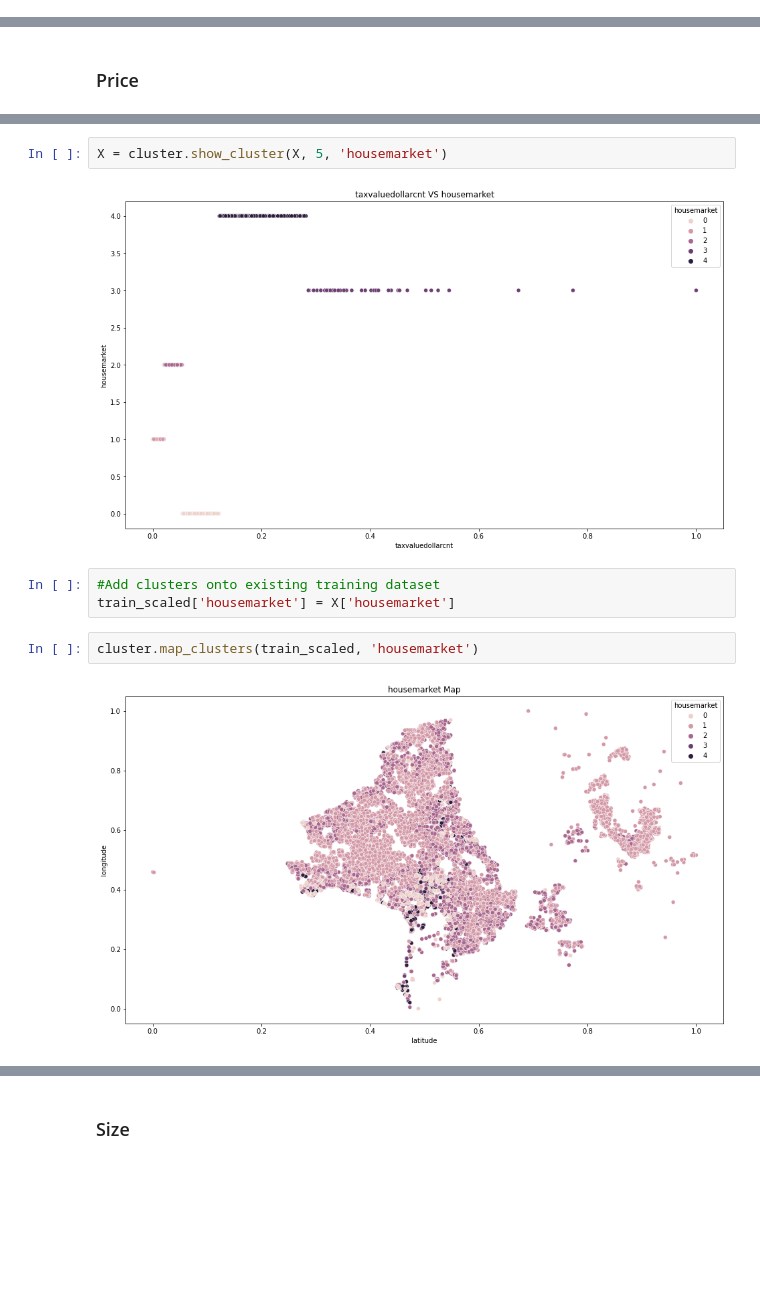
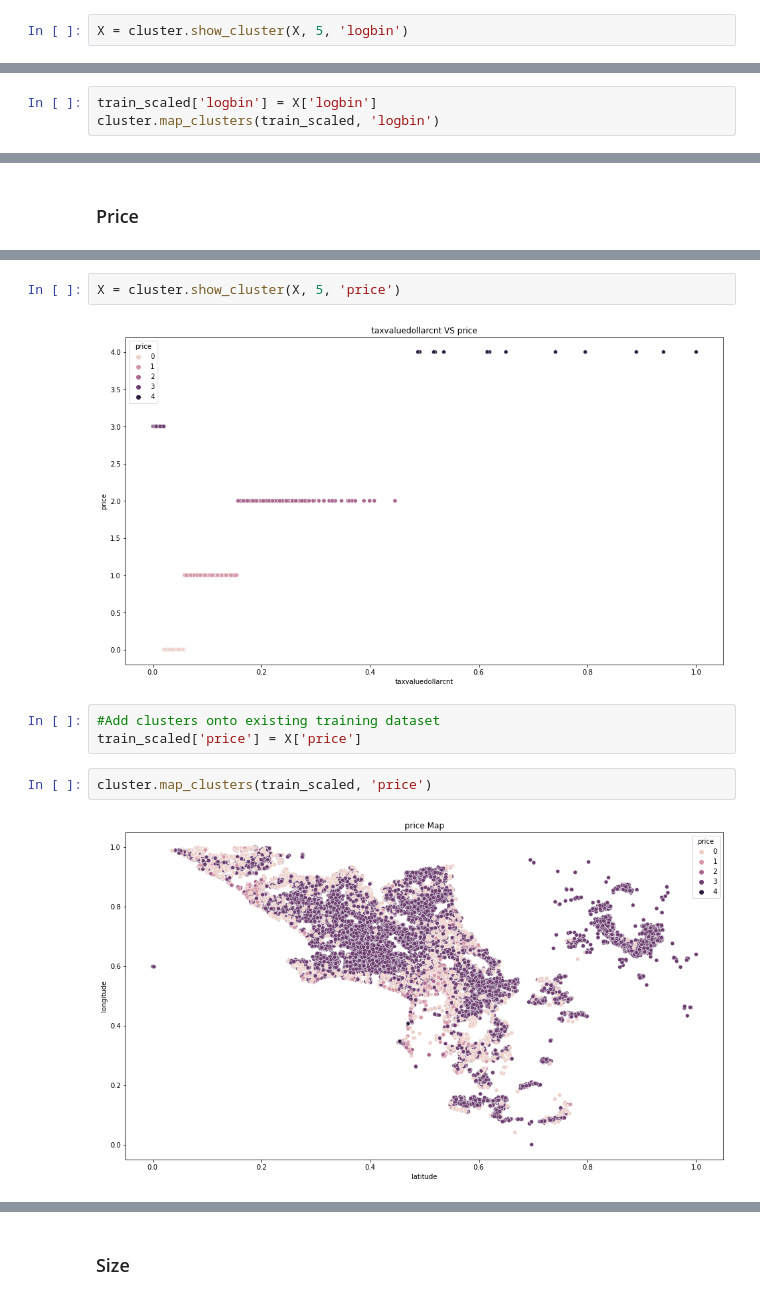
Before and after one commit to carterrxavier/clustering-project, a Jupyter notebook: initialnotebook.ipynb, the cells around one changed output, grey strips where cells are left out. Drawn from its saved outputs; the diff is of its cells as text; blank space fills up the shorter version.

```diff
--- a/initialnotebook.ipynb
+++ b/initialnotebook.ipynb
@@ -105,0 +136,2 @@ explore.compare_to_target(train_scaled[cont_vars], target)
+# %%
+X = cluster.show_cluster(X, 5, 'logbin')
@@ -105,0 +140,3 @@ explore.compare_to_target(train_scaled[cont_vars], target)
+# %%
+train_scaled['logbin'] = X['logbin']
+cluster.map_clusters(train_scaled, 'logbin')
@@ -113,11 +152,11 @@ cluster.view_intertia(X)
 # %%
-X = cluster.show_cluster(X, 5, 'housemarket')
+X = cluster.show_cluster(X, 5, 'price')
 # %% [output]
-[figure, old version]
+[figure, new version]
 # %%
 #Add clusters onto existing training dataset
-train_scaled['housemarket'] = X['housemarket']
+train_scaled['price'] = X['price']
 # %%
-cluster.map_clusters(train_scaled, 'housemarket')
+cluster.map_clusters(train_scaled, 'price')
 # %% [output]
-[figure, old version]
+[figure, new version]
```
Also changed, not shown: parts of 37 cells of this notebook, 1 other file.
